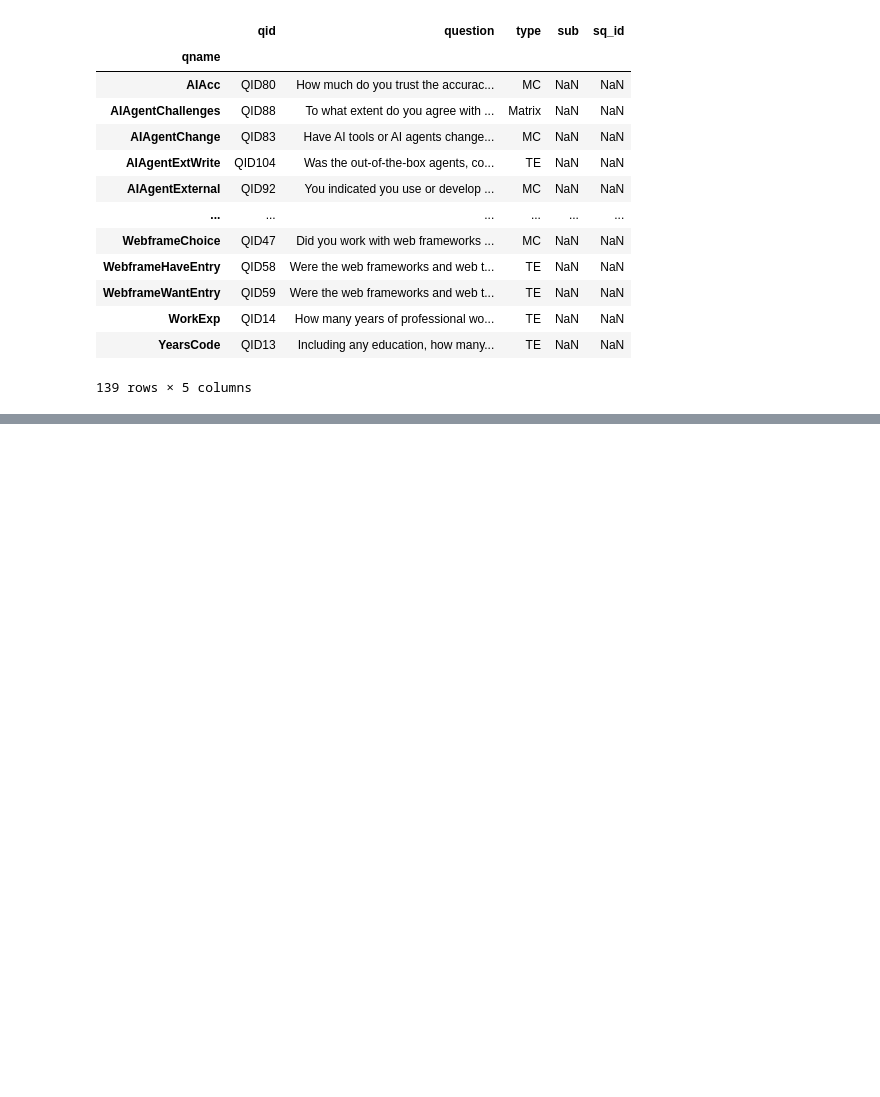
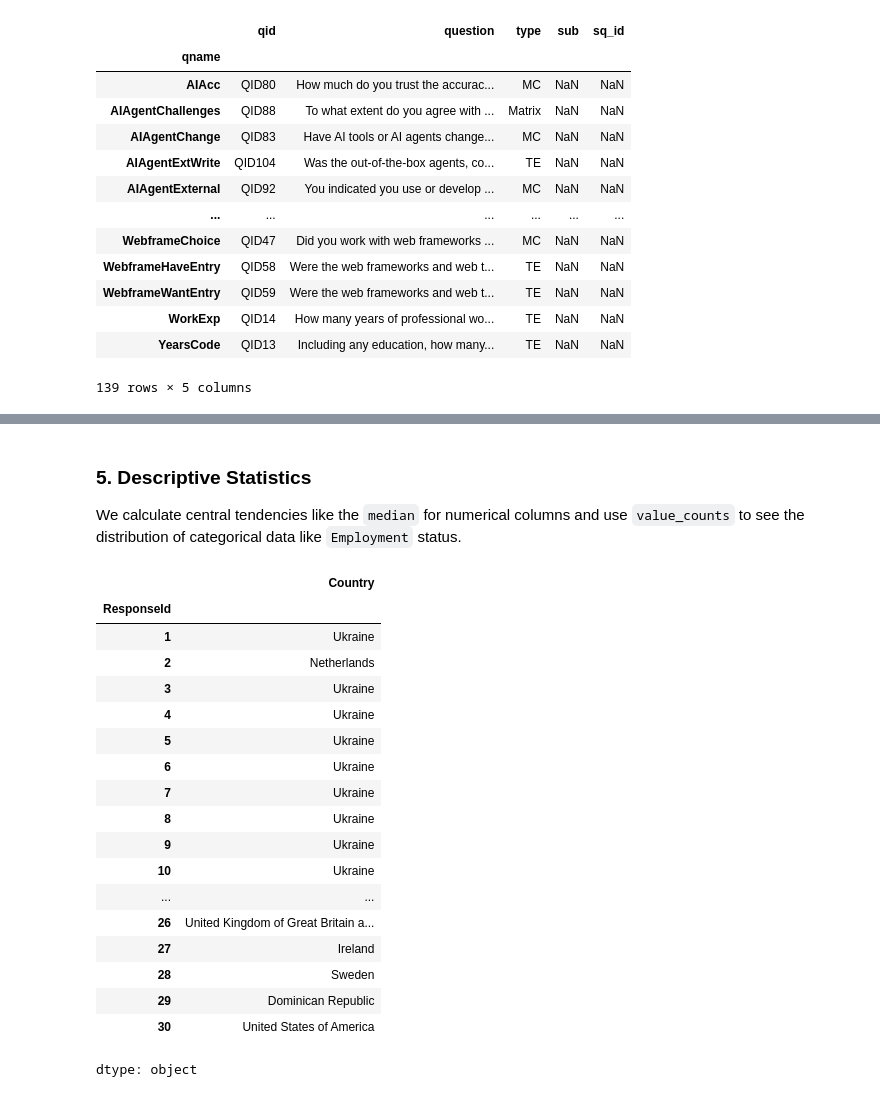
Before and after one commit to Divasdev/BEGINNER-PROJECTS, a Jupyter notebook: Data_Analysis(Pandas).ipynb, the cells around one changed output, grey strips where cells are left out. Saved outputs shown, nothing was run; the diff lists cells and outputs as text; code cells hidden in the pictures; blank space fills up the shorter version.

```diff
--- a/Data_Analysis(Pandas).ipynb
+++ b/Data_Analysis(Pandas).ipynb
@@ -153,0 +324,25 @@ schema_df.sort_index(ascending=True)
+# %% [markdown]
+### 5. Descriptive Statistics
+We calculate central tendencies like the `median` for numerical columns and use `value_counts` to see the distribution of categorical data like `Employment` status.
+# %%
+df['Country'].head(30)
+# %% [output]
+|  | Country |
+| ResponseId |  |
+| 1 | Ukraine |
+| 2 | Netherlands |
+| 3 | Ukraine |
+| 4 | Ukraine |
+| 5 | Ukraine |
+| 6 | Ukraine |
+| 7 | Ukraine |
+| 8 | Ukraine |
+| 9 | Ukraine |
+| 10 | Ukraine |
+| ... | ... |
+| 26 | United Kingdom of Great Britain a... |
+| 27 | Ireland |
+| 28 | Sweden |
+| 29 | Dominican Republic |
+| 30 | United States of America |
+dtype: object
```
Also changed, not shown: parts of 41 cells of this notebook.
